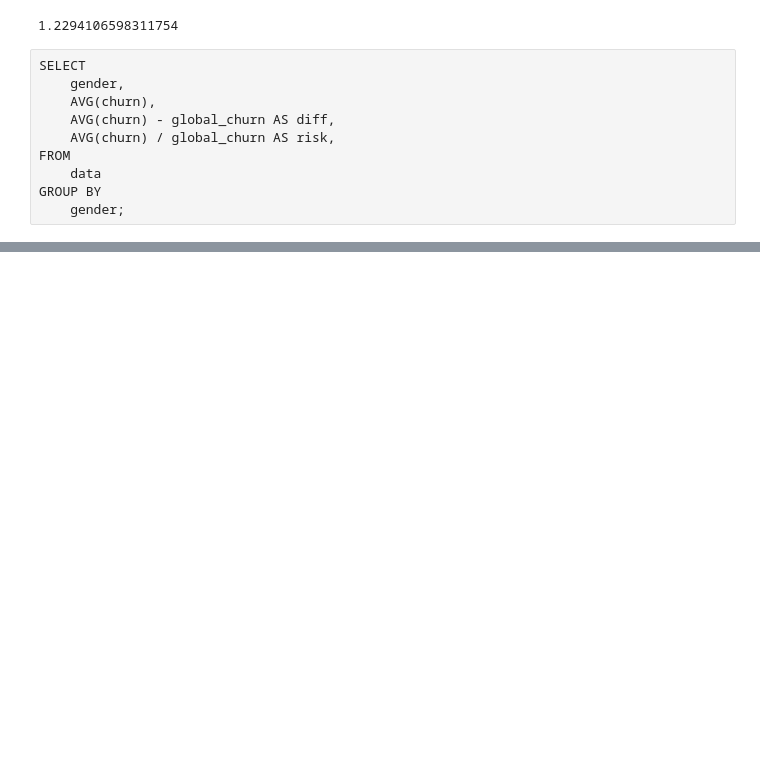
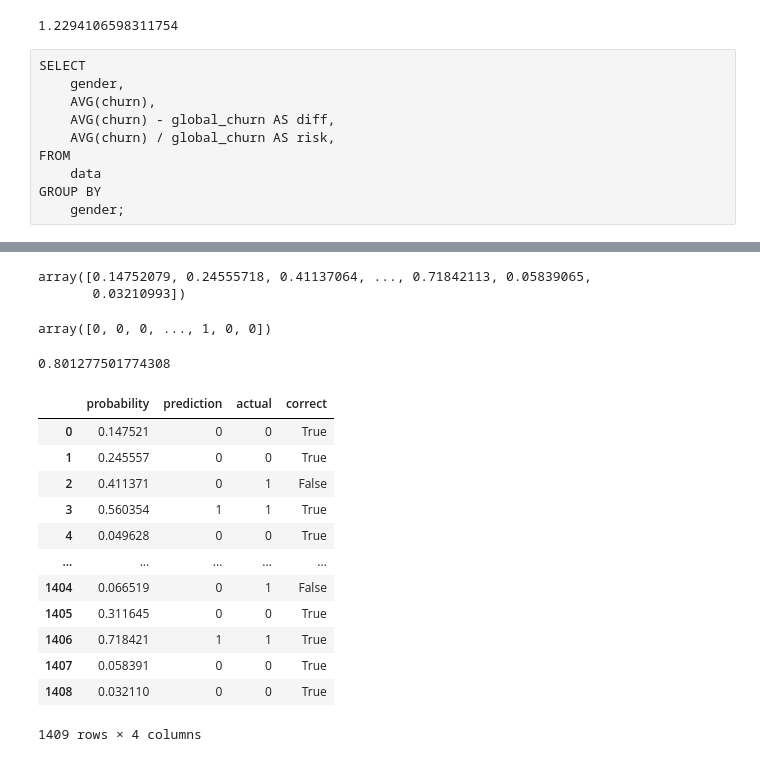
Before and after one commit to Jaykold/mlzoomcamp, a Jupyter notebook: ML_zoomcamp_wk3.ipynb, the cells around one changed output, grey strips where cells are left out. Drawn from its saved outputs; the diff is of its cells as text; code cells hidden in the pictures; blank space fills up the shorter version.

```diff
--- a/ML_zoomcamp_wk3.ipynb
+++ b/ML_zoomcamp_wk3.ipynb
@@ -312,0 +427,3 @@ internetservice
+# %%
+model = LogisticRegression()
+model.fit(X_train, y_train)
@@ -312,0 +452,40 @@ internetservice
+# %%
+# Probability of the positive class
+y_pred =  model.predict_proba(X_val)[:, 1]
+# %%
+y_pred
+# %% [output]
+array([0.14752079, 0.24555718, 0.41137064, ..., 0.71842113, 0.05839065,
+       0.03210993])
+# %%
+churn_decision = (y_pred >= 0.5)
+# %%
+churn_decision.astype(int)
+# %% [output]
+array([0, 0, 0, ..., 1, 0, 0])
+# %%
+(y_val == churn_decision).mean()
+# %% [output]
+0.801277501774308
+# %%
+df_pred = pd.DataFrame()
+df_pred['probability'] = y_pred
+df_pred['prediction'] = churn_decision.astype(int)
+df_pred['actual'] = y_val
+df_pred['correct'] = df_pred.prediction == df_pred.actual
+# %%
+df_pred
+# %% [output]
+|  | probability | prediction | actual | correct |
+| 0 | 0.147521 | 0 | 0 | True |
+| 1 | 0.245557 | 0 | 0 | True |
+| 2 | 0.411371 | 0 | 1 | False |
+| 3 | 0.560354 | 1 | 1 | True |
+| 4 | 0.049628 | 0 | 0 | True |
+| ... | ... | ... | ... | ... |
+| 1404 | 0.066519 | 0 | 1 | False |
+| 1405 | 0.311645 | 0 | 0 | True |
+| 1406 | 0.718421 | 1 | 1 | True |
+| 1407 | 0.058391 | 0 | 0 | True |
+| 1408 | 0.032110 | 0 | 0 | True |
+1409 rows × 4 columns
```
Also changed, not shown: parts of 35 cells of this notebook.
